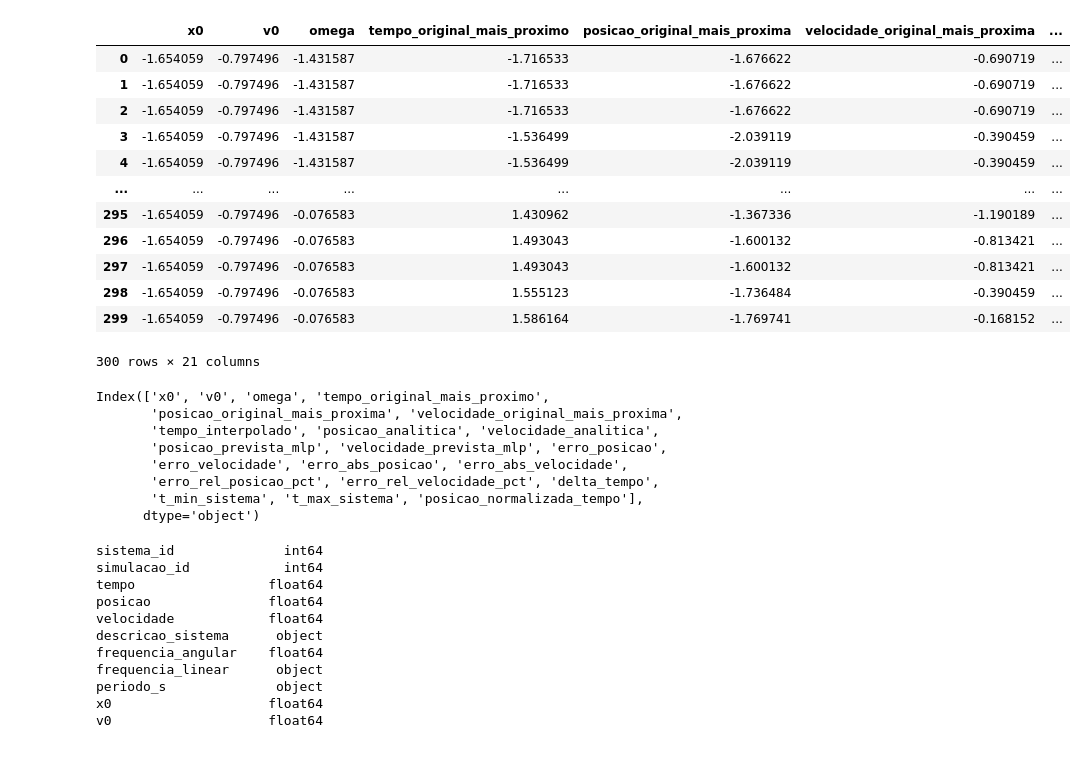
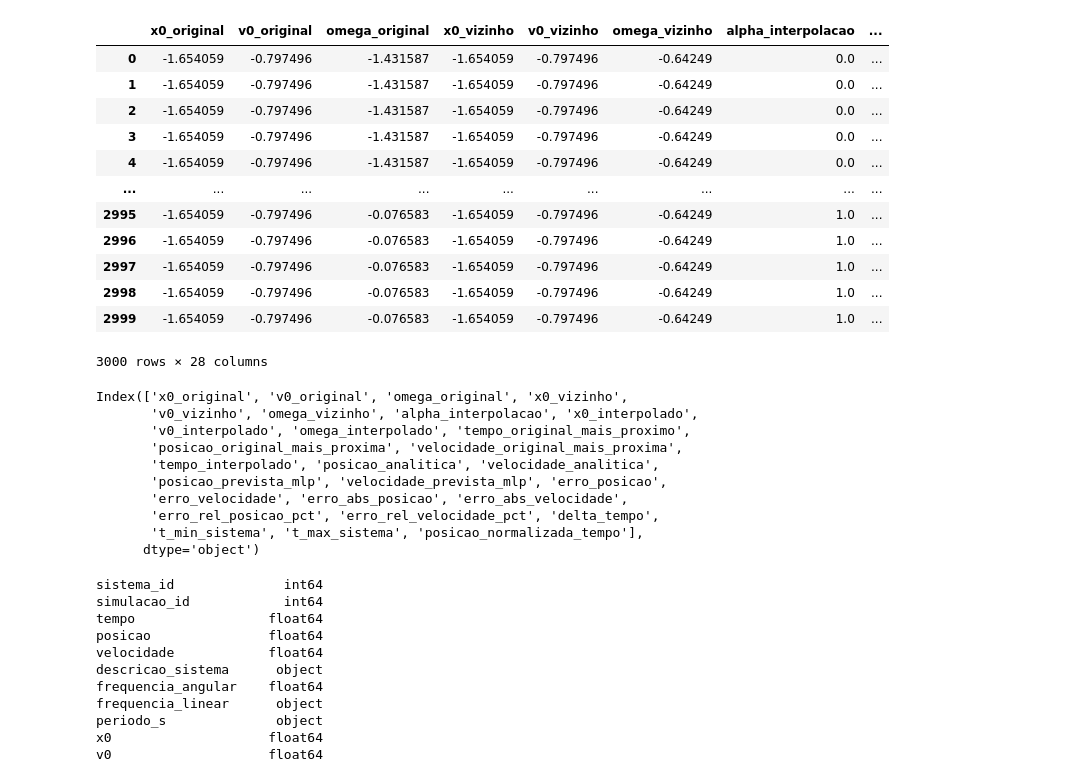
Before and after one commit to karoline-franca/oscilador-harmonico, a Jupyter notebook: notebooks/testes_inter.ipynb, the cells around one changed output. Drawn from its saved outputs; the diff is of its cells as text; code cells hidden in the pictures.

Commit message:
interpola sobre todas as entradas do modelo

```diff
--- a/notebooks/testes_inter.ipynb
+++ b/notebooks/testes_inter.ipynb
@@ -2,28 +2,30 @@
 import pandas as pd
 import numpy as np
 # %%
-path_exp_06 = "C:/Users/User/OneDrive/Documentos/doutorado/PINN/oscilador-harmonico/data/08_reporting/exp_06/base_01/"
+path_exp_08 = "C:/Users/User/OneDrive/Documentos/doutorado/PINN/oscilador-harmonico/data/08_reporting/exp_08/base_01/"
 # %%
-df = pd.read_csv(path_exp_06 + "base_interpolada_tempo.csv", sep=";", encoding="latin-1")
+df = pd.read_csv(path_exp_08 + "base_interpolada.csv", sep=";", encoding="latin-1")
 df
 # %% [output]
-|  | x0 | v0 | omega | tempo_original_mais_proximo | posicao_original_mais_proxima | velocidade_original_mais_proxima | ... |
-| 0 | -1.654059 | -0.797496 | -1.431587 | -1.716533 | -1.676622 | -0.690719 | ... |
-| 1 | -1.654059 | -0.797496 | -1.431587 | -1.716533 | -1.676622 | -0.690719 | ... |
-| 2 | -1.654059 | -0.797496 | -1.431587 | -1.716533 | -1.676622 | -0.690719 | ... |
-| 3 | -1.654059 | -0.797496 | -1.431587 | -1.536499 | -2.039119 | -0.390459 | ... |
-| 4 | -1.654059 | -0.797496 | -1.431587 | -1.536499 | -2.039119 | -0.390459 | ... |
-| ... | ... | ... | ... | ... | ... | ... | ... |
-| 295 | -1.654059 | -0.797496 | -0.076583 | 1.430962 | -1.367336 | -1.190189 | ... |
-| 296 | -1.654059 | -0.797496 | -0.076583 | 1.493043 | -1.600132 | -0.813421 | ... |
-| 297 | -1.654059 | -0.797496 | -0.076583 | 1.493043 | -1.600132 | -0.813421 | ... |
-| 298 | -1.654059 | -0.797496 | -0.076583 | 1.555123 | -1.736484 | -0.390459 | ... |
-| 299 | -1.654059 | -0.797496 | -0.076583 | 1.586164 | -1.769741 | -0.168152 | ... |
+|  | x0_original | v0_original | omega_original | x0_vizinho | v0_vizinho | omega_vizinho | alpha_interpolacao | ... |
+| 0 | -1.654059 | -0.797496 | -1.431587 | -1.654059 | -0.797496 | -0.64249 | 0.0 | ... |
+| 1 | -1.654059 | -0.797496 | -1.431587 | -1.654059 | -0.797496 | -0.64249 | 0.0 | ... |
+| 2 | -1.654059 | -0.797496 | -1.431587 | -1.654059 | -0.797496 | -0.64249 | 0.0 | ... |
+| 3 | -1.654059 | -0.797496 | -1.431587 | -1.654059 | -0.797496 | -0.64249 | 0.0 | ... |
+| 4 | -1.654059 | -0.797496 | -1.431587 | -1.654059 | -0.797496 | -0.64249 | 0.0 | ... |
+| ... | ... | ... | ... | ... | ... | ... | ... | ... |
+| 2995 | -1.654059 | -0.797496 | -0.076583 | -1.654059 | -0.797496 | -0.64249 | 1.0 | ... |
+| 2996 | -1.654059 | -0.797496 | -0.076583 | -1.654059 | -0.797496 | -0.64249 | 1.0 | ... |
+| 2997 | -1.654059 | -0.797496 | -0.076583 | -1.654059 | -0.797496 | -0.64249 | 1.0 | ... |
+| 2998 | -1.654059 | -0.797496 | -0.076583 | -1.654059 | -0.797496 | -0.64249 | 1.0 | ... |
+| 2999 | -1.654059 | -0.797496 | -0.076583 | -1.654059 | -0.797496 | -0.64249 | 1.0 | ... |
-300 rows × 21 columns
+3000 rows × 28 columns
 # %%
 df.columns
 # %% [output]
-Index(['x0', 'v0', 'omega', 'tempo_original_mais_proximo',
+Index(['x0_original', 'v0_original', 'omega_original', 'x0_vizinho',
+       'v0_vizinho', 'omega_vizinho', 'alpha_interpolacao', 'x0_interpolado',
+       'v0_interpolado', 'omega_interpolado', 'tempo_original_mais_proximo',
        'posicao_original_mais_proxima', 'velocidade_original_mais_proxima',
        'tempo_interpolado', 'posicao_analitica', 'velocidade_analitica',
        'posicao_prevista_mlp', 'velocidade_prevista_mlp', 'erro_posicao',
```
Also changed, not shown: 4 other files.
